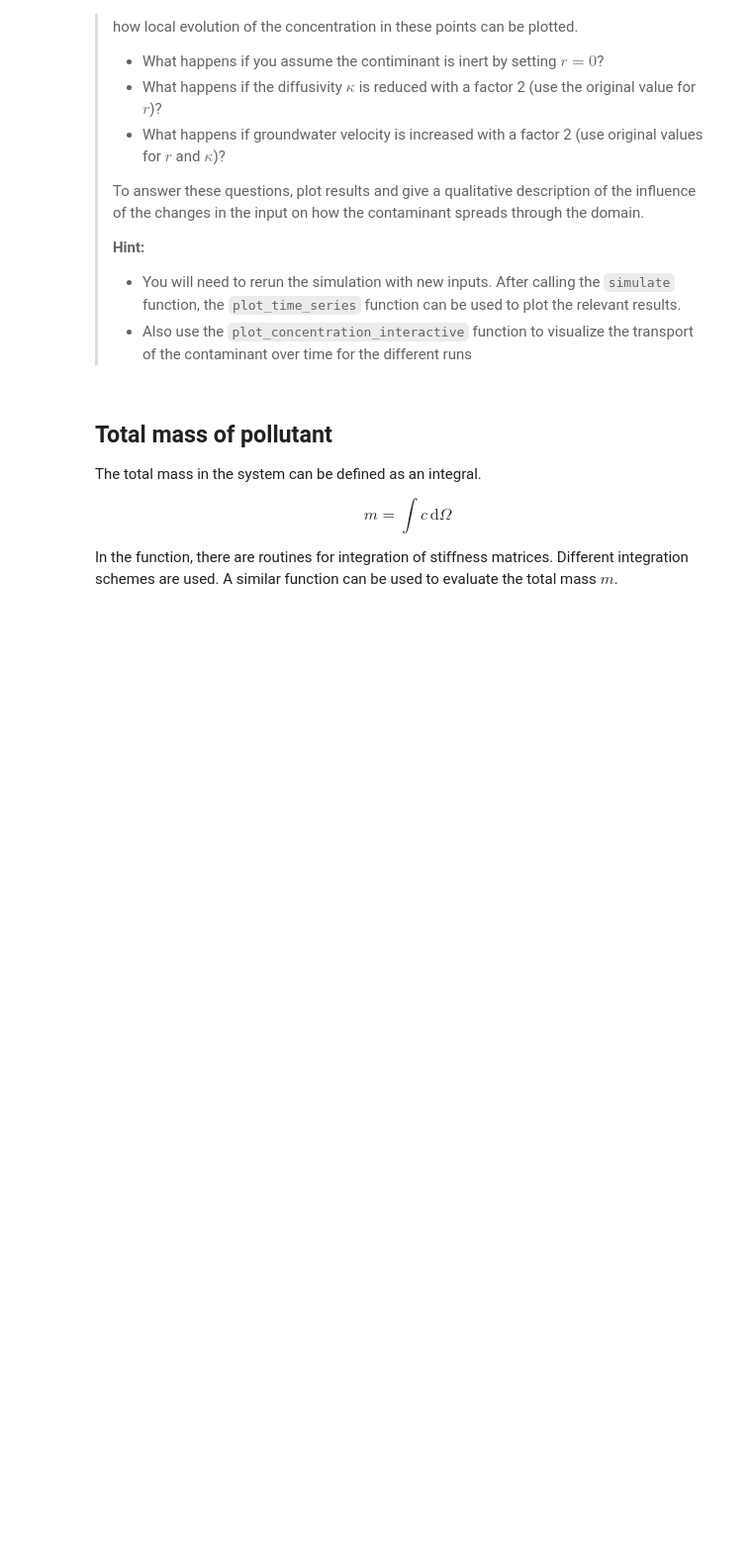
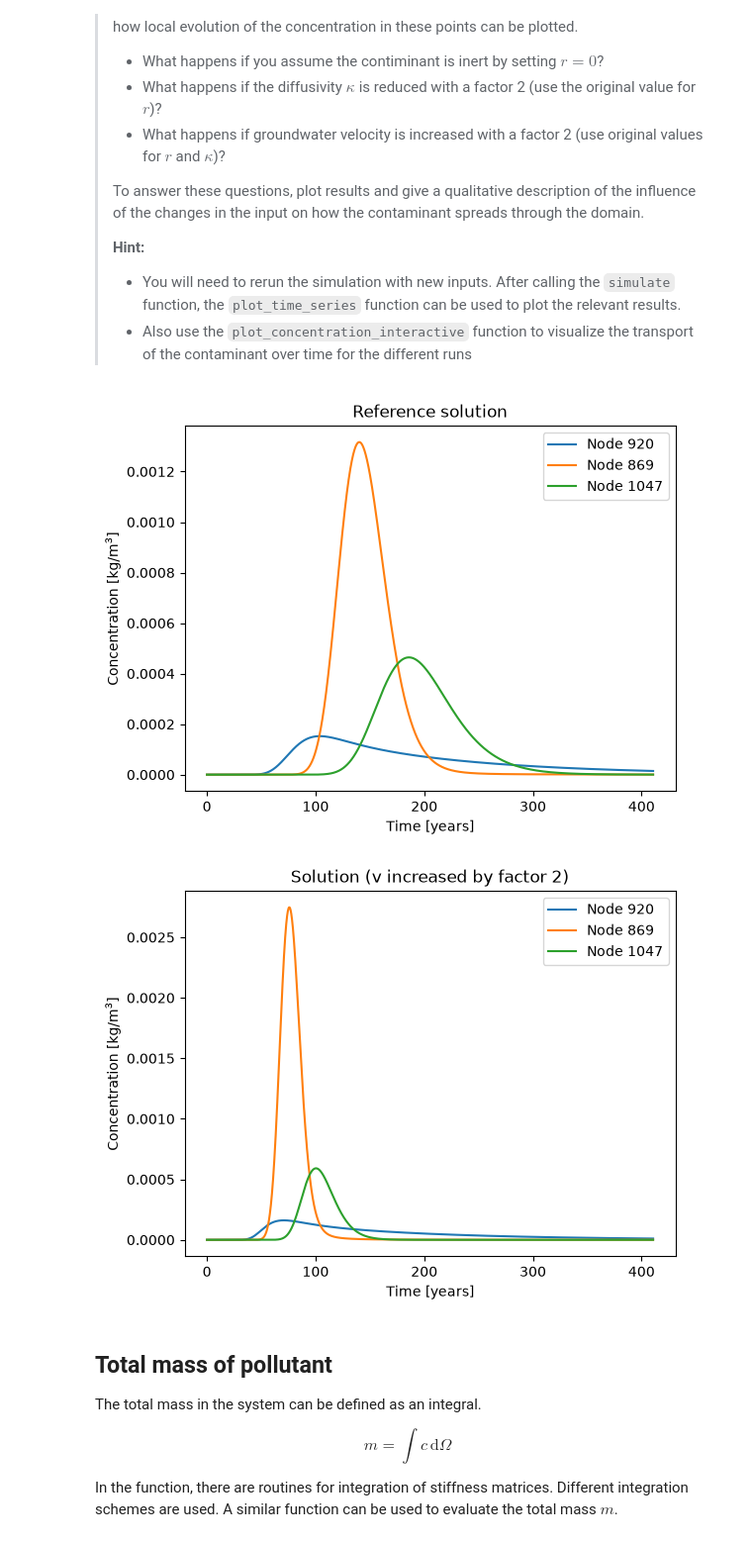
Before and after one commit to mzon64/GA_2.2, a Jupyter notebook: contamination.ipynb, the cells around one changed output. Shown at 99% size. Drawn from its saved outputs; the diff is of its cells as text; code cells hidden in the pictures; blank space fills up the shorter version.

```diff
--- a/contamination.ipynb
+++ b/contamination.ipynb
@@ -323,20 +331,34 @@ pp.plot_concentration_interactive(nodes, connectivity, concentrations, critical_
 # %%
 def plot_time_series(concentrations, nodes, dt_days, title):
     plt.figure()
     ts = dt_days/365.25 * np.arange(0,len(concentrations))
     for i in nodes:
         plt.plot(ts, concentrations[:,i],label='Node '+str(i))
     plt.ylabel('Concentration [kg/m$^3$]')
     plt.xlabel('Time [years]')
     plt.title(title)
     plt.legend()
     plt.show()
 
 dt_days = 50
 
+# Reference solution with default reaction rate
 plot_time_series(concentrations, measurement_nodes, dt_days, 'Reference solution')
 
-### YOUR CODE HERE ###
+# Reaction rate set to zero
+concentrations = simulate(velocities, reaction_rate=0)
+#plot_time_series(concentrations, measurement_nodes, dt_days, 'Solution (r=0)')
+
+# Reduce diffusivity with factor 2
+concentrations = simulate(velocities, diffusivity = 0.5 * 2e-7)
+#plot_time_series(concentrations, measurement_nodes, dt_days, 'Solution (k reduced by factor 2)')
+
+# Increase groundwater velocities with factor 2
+concentrations = simulate(2 * velocities)
+plot_time_series(concentrations, measurement_nodes, dt_days, 'Solution (v increased by factor 2)')
+# %% [output]
+[figure, added]
+[figure, added]
 # %% [markdown]
 ## Total mass of pollutant
 
```
Also changed, not shown: parts of 3 cells of this notebook.
